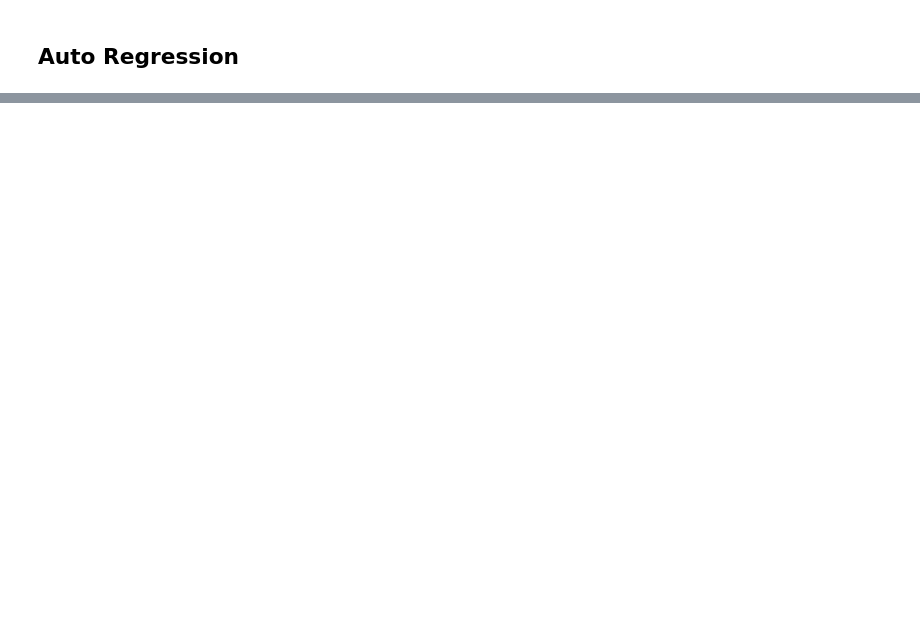
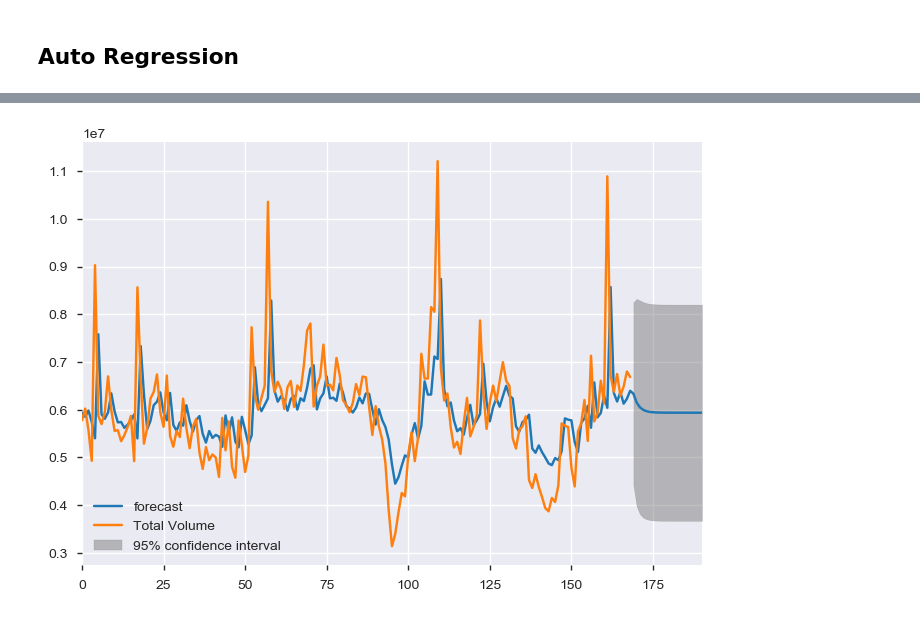
Before and after one commit to tsato-code/DataAnalysisProjects, a Jupyter notebook: notebook/Template_avocado.ipynb, the cells around one changed output, grey strips where cells are left out. Drawn from its saved outputs; the diff is of its cells as text; code cells hidden in the pictures; blank space fills up the shorter version.

```diff
--- a/notebook/Template_avocado.ipynb
+++ b/notebook/Template_avocado.ipynb
@@ -154,3 +170,12 @@ plt.show()
+# %%
+# もしくは ARMA の移動平均の次数を0に設定
+from statsmodels.tsa.arima_model import ARMA
+arma = ARMA(df_cal_conv["Total Volume"], order=(1,0))
+res = arma.fit()
+res.plot_predict(0, 190)
+plt.show()
+# %% [output]
+[figure, added]
 # %%
 end()
 # %% [output]
```
Also changed, not shown: parts of 5 cells of this notebook.
